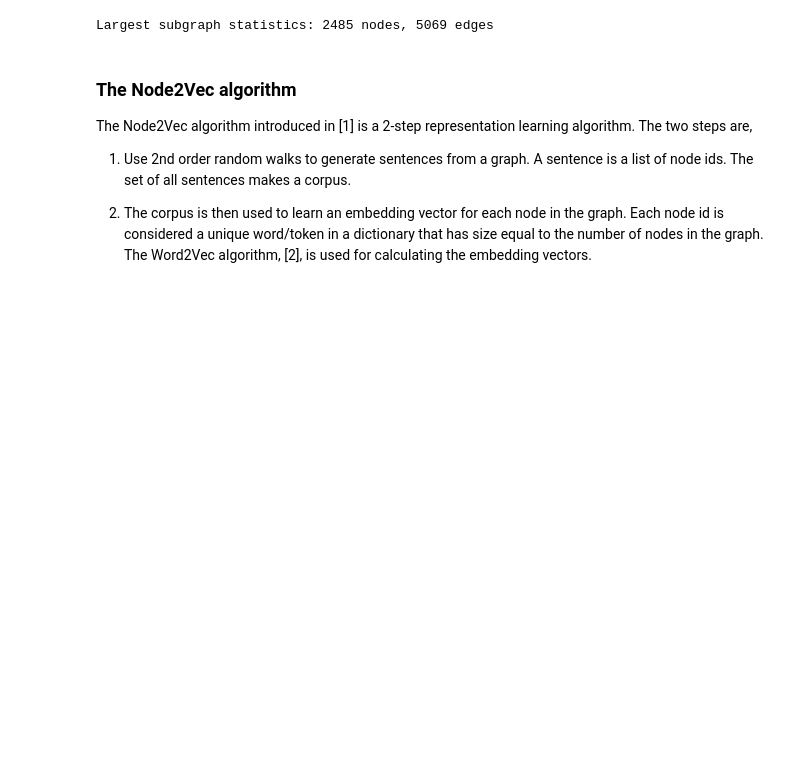
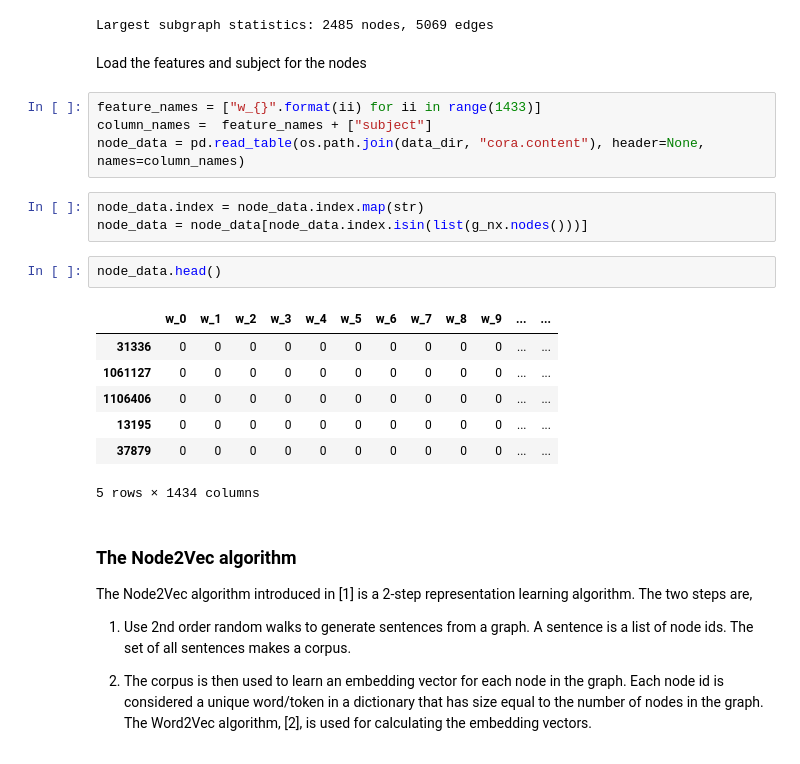
Before and after one commit to stellargraph/stellar-practical-ml-on-graphs, a Jupyter notebook: notebooks/node2vec-node-classification.ipynb, the cells around one changed output. Drawn from its saved outputs; the diff is of its cells as text; blank space fills up the shorter version.

Commit message:
Added some code to load the node features for the largest subgraph.

```diff
--- a/notebooks/node2vec-node-classification.ipynb
+++ b/notebooks/node2vec-node-classification.ipynb
@@ -76,6 +76,25 @@ print("Largest subgraph statistics: {} nodes, {} edges".format(
     g_nx.number_of_nodes(), g_nx.number_of_edges()))
 # %% [output]
 Largest subgraph statistics: 2485 nodes, 5069 edges
+# %% [markdown]
+Load the features and subject for the nodes
+# %%
+feature_names = ["w_{}".format(ii) for ii in range(1433)]
+column_names =  feature_names + ["subject"]
+node_data = pd.read_table(os.path.join(data_dir, "cora.content"), header=None, names=column_names)
+# %%
+node_data.index = node_data.index.map(str)
+node_data = node_data[node_data.index.isin(list(g_nx.nodes()))]
+# %%
+node_data.head()
+# %% [output]
+|  | w_0 | w_1 | w_2 | w_3 | w_4 | w_5 | w_6 | w_7 | w_8 | w_9 | ... | ... |
+| 31336 | 0 | 0 | 0 | 0 | 0 | 0 | 0 | 0 | 0 | 0 | ... | ... |
+| 1061127 | 0 | 0 | 0 | 0 | 0 | 0 | 0 | 0 | 0 | 0 | ... | ... |
+| 1106406 | 0 | 0 | 0 | 0 | 0 | 0 | 0 | 0 | 0 | 0 | ... | ... |
+| 13195 | 0 | 0 | 0 | 0 | 0 | 0 | 0 | 0 | 0 | 0 | ... | ... |
+| 37879 | 0 | 0 | 0 | 0 | 0 | 0 | 0 | 0 | 0 | 0 | ... | ... |
+5 rows × 1434 columns
 # %% [markdown]
 ### The Node2Vec algorithm
 
```
Also changed, not shown: parts of 6 cells of this notebook.
